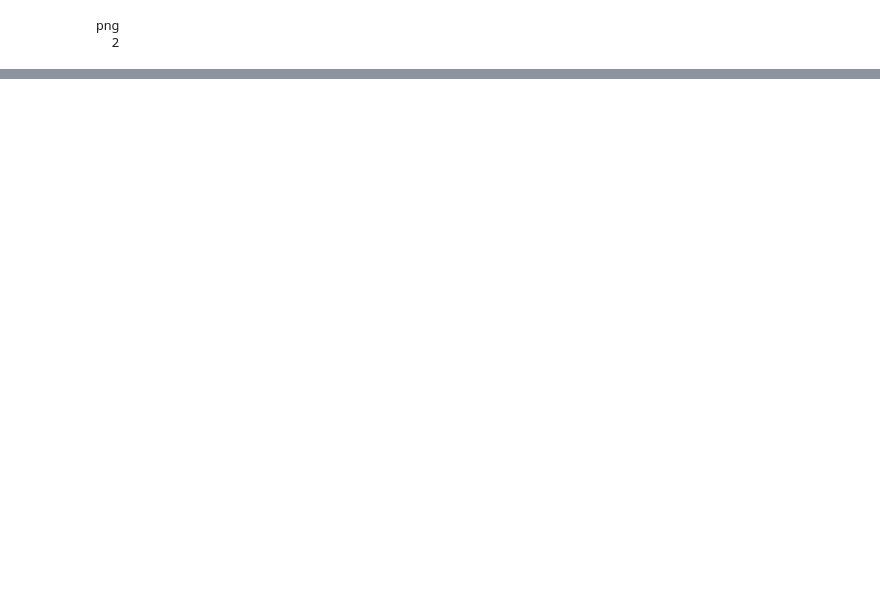
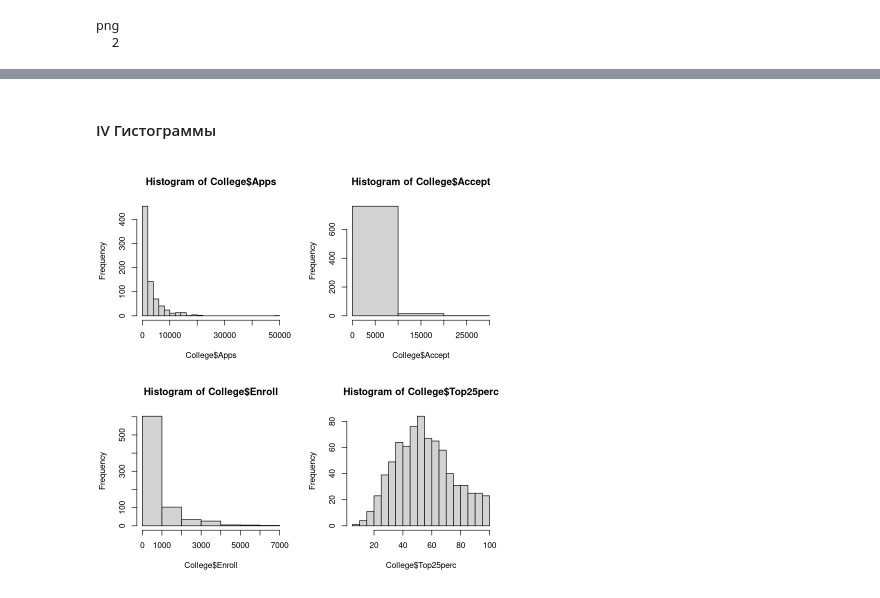
Before and after one commit to Dranikf/Intro_to_stat_learning, a Jupyter notebook: chapter2/practice.ipynb, the cells around one changed output, grey strips where cells are left out. Saved outputs shown, nothing was run; the diff lists cells and outputs as text; code cells hidden in the pictures; blank space fills up the shorter version.

```diff
--- a/chapter2/practice.ipynb
+++ b/chapter2/practice.ipynb
@@ -116,0 +134,11 @@ png
+# %% [markdown]
+#### IV Гистограммы
+# %%
+par(mfrow = c(2,2))
+
+hist(College$Apps,breaks = 30)
+hist(College$Accept,breaks = 3)
+hist(College$Enroll,breaks = 5)
+hist(College$Top25perc, breaks = 14)
+# %% [output]
+[figure, added]
```
Also changed, not shown: parts of 42 cells of this notebook, 1 other file.
